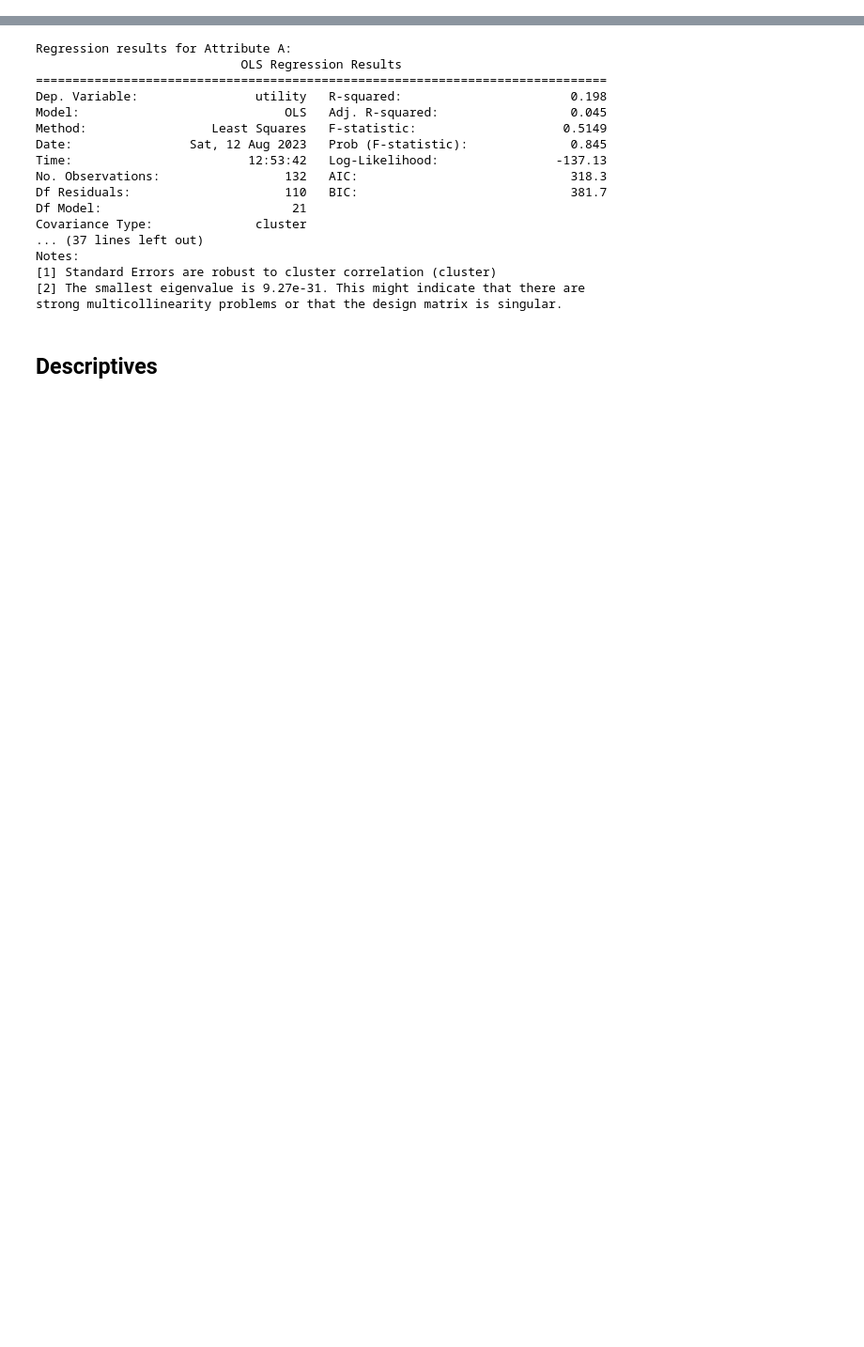
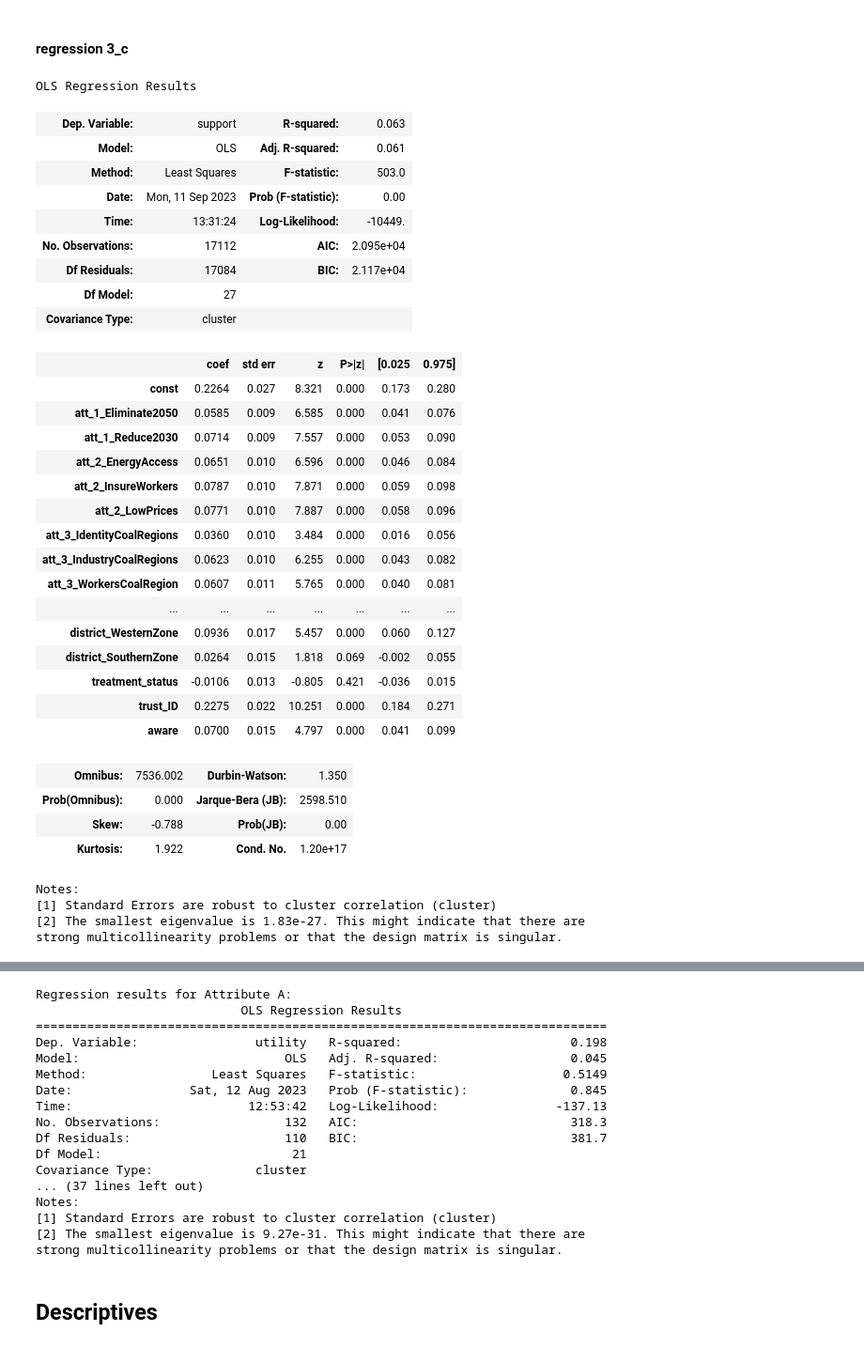
Before and after one commit to sjurlne/Attitudes-Towards-Just-Energy-Transition-Initiatives, a Jupyter notebook: sandbox/sandbox_regressions.ipynb, the cells around one changed output, grey strips where cells are left out. Shown at 94% size. Drawn from its saved outputs; the diff is of its cells as text; code cells hidden in the pictures; blank space fills up the shorter version.

```diff
--- a/sandbox/sandbox_regressions.ipynb
+++ b/sandbox/sandbox_regressions.ipynb
@@ -21,0 +22,16 @@ df_total = pd.read_csv(OUT / "data" / "data_regression.csv")
+# %%
+outcome = 'support'
+explanatory_vars = [col for col in df_total.columns if "att_1" in col]
+
+# Having a reference category for each att:
+to_remove = ['att_1_Eliminate2070', 'att_2_NothingSoc', 'att_3_NothingEco', 'att_4_GovAlone', 'att_5_NoInterference']
+explanatory_vars = [x for x in explanatory_vars if x not in to_remove]
+
+
+X = df_total[explanatory_vars].astype(int)
+y = df_total[outcome].astype(int)
+
+X = sm.add_constant(X)
+model = sm.OLS(y, X).fit(cov_type='cluster', cov_kwds={'groups':df_total['ID']})
+
+model.summary()
@@ -32 +264,57 @@ model = sm.OLS(y, X).fit(cov_type='cluster', cov_kwds={'groups':X['ID']})
+# %% [markdown]
+#### regression 3_c
+# %%
+outcome = 'support'
+explanatory_vars = [col for col in df_total.columns if "att" in col] +  ['ageFilter', 'genderFilter', 'urban', 'district_NorthernZone',
+                                                                        'district_NorthEasternZone', 'district_CentralZone', 'district_EasternZone',
+                                                                        'district_WesternZone', 'district_SouthernZone', 'treatment_status', 'trust_ID',
+                                                                        'aware']
+
+# Having a reference category for each att:
+to_remove = ['att_1_Eliminate2070', 'att_2_NothingSoc', 'att_3_NothingEco', 'att_4_GovAlone', 'att_5_NoInterference']
+explanatory_vars = [x for x in explanatory_vars if x not in to_remove]
+
+
+X = df_total[explanatory_vars].astype(int)
+y = df_total[outcome].astype(int)
+
+X = sm.add_constant(X)
+model = sm.OLS(y, X).fit(cov_type='cluster', cov_kwds={'groups':df_total['ID']})
+
+model.summary()
+# %% [output]
+OLS Regression Results
+| Dep. Variable: | support | R-squared: | 0.063 |
+| Model: | OLS | Adj. R-squared: | 0.061 |
+| Method: | Least Squares | F-statistic: | 503.0 |
+| Date: | Mon, 11 Sep 2023 | Prob (F-statistic): | 0.00 |
+| Time: | 13:31:24 | Log-Likelihood: | -10449. |
+| No. Observations: | 17112 | AIC: | 2.095e+04 |
+| Df Residuals: | 17084 | BIC: | 2.117e+04 |
+| Df Model: | 27 |  |  |
+| Covariance Type: | cluster |  |  |
+|  | coef | std err | z | P>|z| | [0.025 | 0.975] |
+| const | 0.2264 | 0.027 | 8.321 | 0.000 | 0.173 | 0.280 |
+| att_1_Eliminate2050 | 0.0585 | 0.009 | 6.585 | 0.000 | 0.041 | 0.076 |
+| att_1_Reduce2030 | 0.0714 | 0.009 | 7.557 | 0.000 | 0.053 | 0.090 |
+| att_2_EnergyAccess | 0.0651 | 0.010 | 6.596 | 0.000 | 0.046 | 0.084 |
+| att_2_InsureWorkers | 0.0787 | 0.010 | 7.871 | 0.000 | 0.059 | 0.098 |
+| att_2_LowPrices | 0.0771 | 0.010 | 7.887 | 0.000 | 0.058 | 0.096 |
+| att_3_IdentityCoalRegions | 0.0360 | 0.010 | 3.484 | 0.000 | 0.016 | 0.056 |
+| att_3_IndustryCoalRegions | 0.0623 | 0.010 | 6.255 | 0.000 | 0.043 | 0.082 |
+| att_3_WorkersCoalRegion | 0.0607 | 0.011 | 5.765 | 0.000 | 0.040 | 0.081 |
+| ... | ... | ... | ... | ... | ... | ... |
+| district_WesternZone | 0.0936 | 0.017 | 5.457 | 0.000 | 0.060 | 0.127 |
+| district_SouthernZone | 0.0264 | 0.015 | 1.818 | 0.069 | -0.002 | 0.055 |
+| treatment_status | -0.0106 | 0.013 | -0.805 | 0.421 | -0.036 | 0.015 |
+| trust_ID | 0.2275 | 0.022 | 10.251 | 0.000 | 0.184 | 0.271 |
+| aware | 0.0700 | 0.015 | 4.797 | 0.000 | 0.041 | 0.099 |
+| Omnibus: | 7536.002 | Durbin-Watson: | 1.350 |
+| Prob(Omnibus): | 0.000 | Jarque-Bera (JB): | 2598.510 |
+| Skew: | -0.788 | Prob(JB): | 0.00 |
+| Kurtosis: | 1.922 | Cond. No. | 1.20e+17 |
+Notes:
+[1] Standard Errors are robust to cluster correlation (cluster)
+[2] The smallest eigenvalue is 1.83e-27. This might indicate that there are
+strong multicollinearity problems or that the design matrix is singular.
 # %%
```
Also changed, not shown: parts of 19 cells of this notebook, 50 other files.
